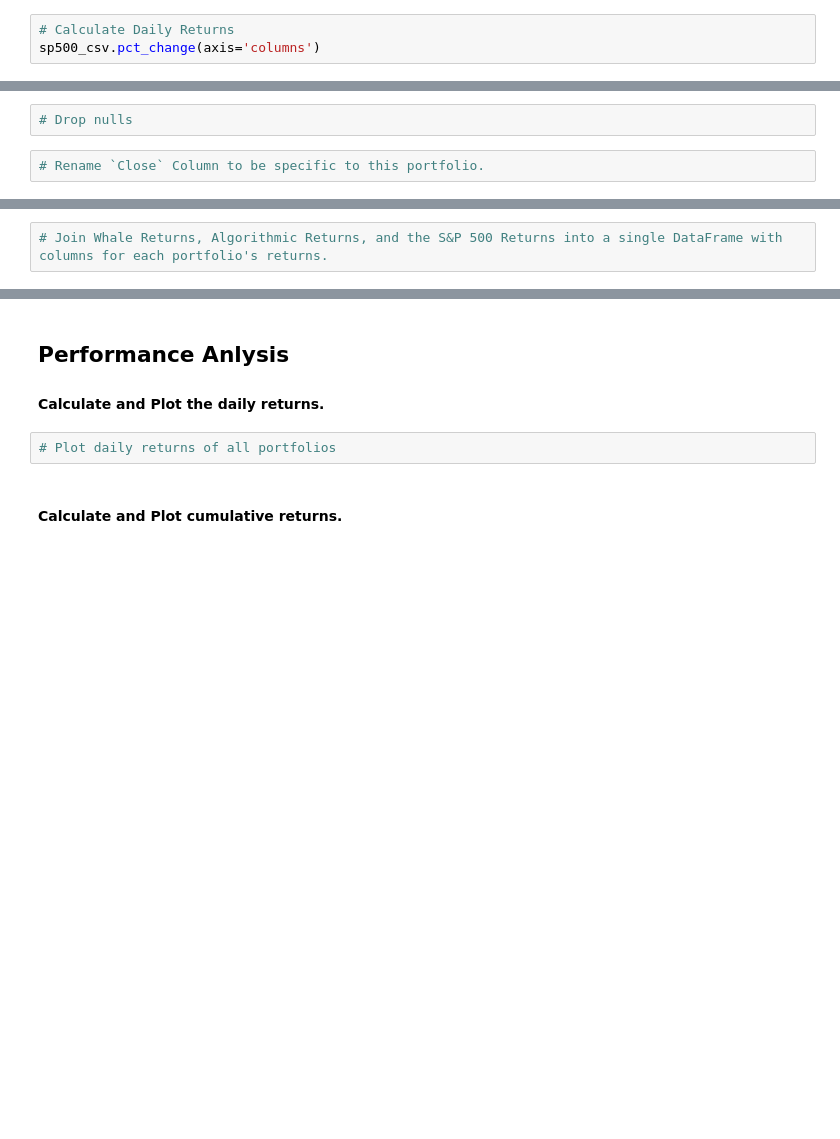
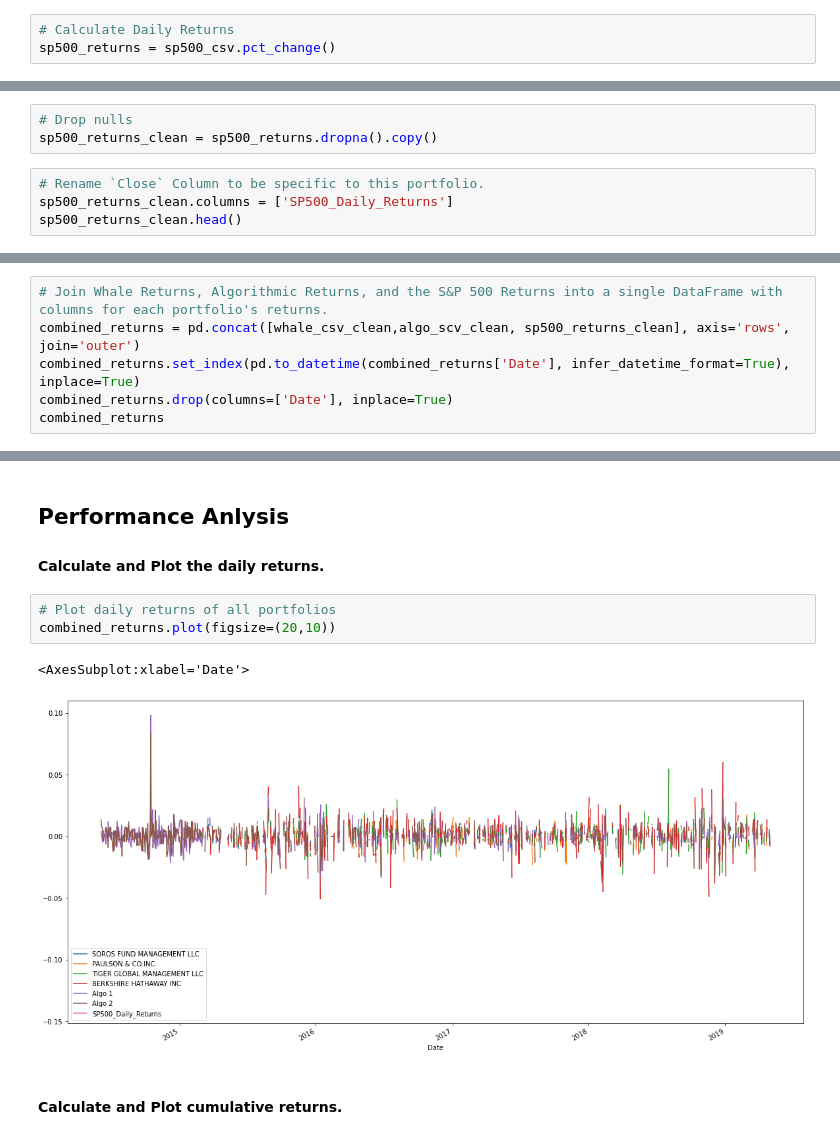
Before and after one commit to ServontiusT/Unit4Homework, a Jupyter notebook: whale_analysis.ipynb, the cells around one changed output, grey strips where cells are left out. Cells and saved outputs as stored; diff of their text form; blank space fills up the shorter version.

```diff
--- a/whale_analysis.ipynb
+++ b/whale_analysis.ipynb
@@ -110,3 +120,3 @@ sp500_csv["Close"] = sp500_csv["Close"].astype("float")
 # %%
 # Calculate Daily Returns
-sp500_csv.pct_change(axis='columns')
+sp500_returns = sp500_csv.pct_change()
@@ -115,4 +123,7 @@ TypeError: cannot perform __truediv__ with this index type: DatetimeArray
 # %%
 # Drop nulls
+sp500_returns_clean = sp500_returns.dropna().copy()
 # %%
 # Rename `Close` Column to be specific to this portfolio.
+sp500_returns_clean.columns = ['SP500_Daily_Returns']
+sp500_returns_clean.head()
@@ -120,3 +139,7 @@ TypeError: cannot perform __truediv__ with this index type: DatetimeArray
 ## Combine Whale, Algorithmic, and S&P 500 Returns
 # %%
 # Join Whale Returns, Algorithmic Returns, and the S&P 500 Returns into a single DataFrame with columns for each portfolio's returns.
+combined_returns = pd.concat([whale_csv_clean,algo_scv_clean, sp500_returns_clean], axis='rows', join='outer')
+combined_returns.set_index(pd.to_datetime(combined_returns['Date'], infer_datetime_format=True), inplace=True)
+combined_returns.drop(columns=['Date'], inplace=True)
+combined_returns
@@ -132,6 +170,10 @@ In this section, you will calculate and visualize performance and risk metrics f
 #### Calculate and Plot the daily returns.
 # %%
 # Plot daily returns of all portfolios
+combined_returns.plot(figsize=(20,10))
+# %% [output]
+<AxesSubplot:xlabel='Date'>
+[figure, added]
 # %% [markdown]
 #### Calculate and Plot cumulative returns.
 # %%
```
Also changed, not shown: parts of 7 cells of this notebook.
